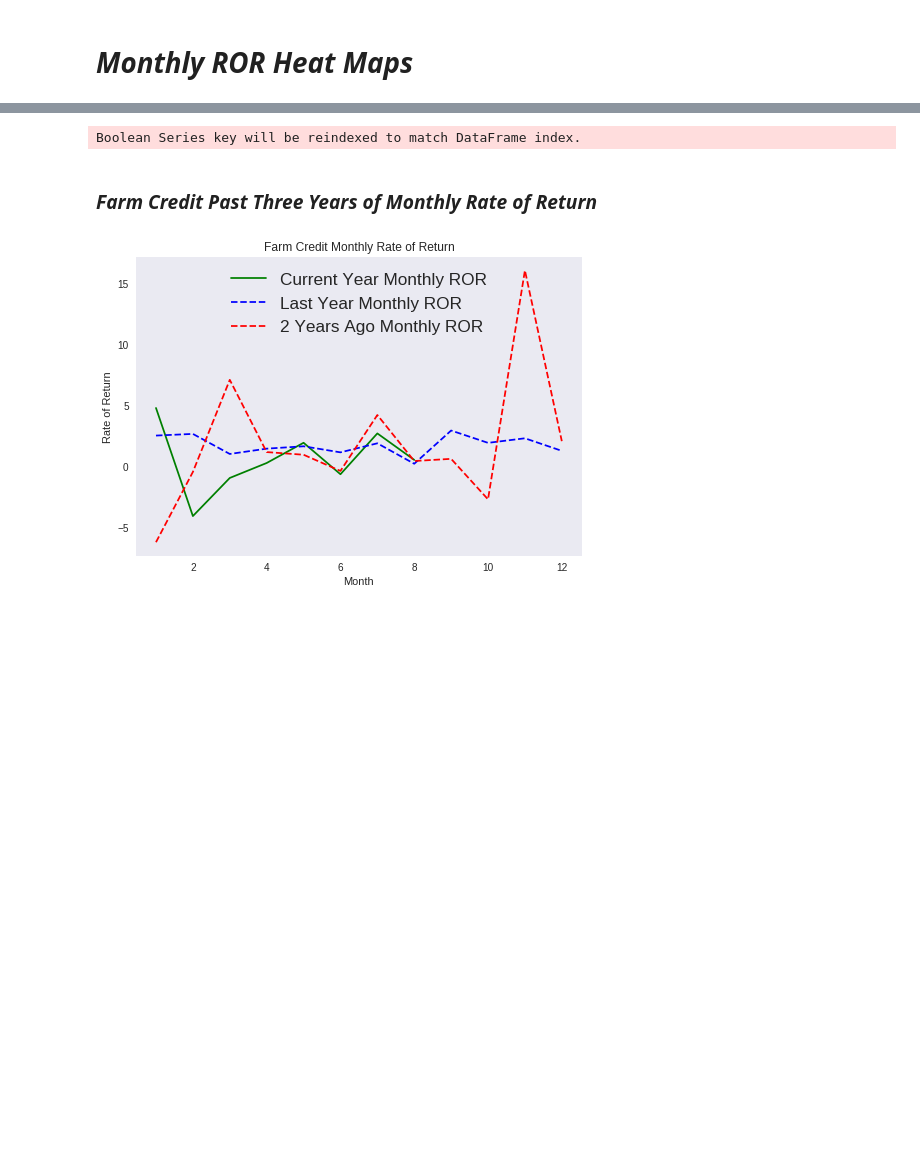
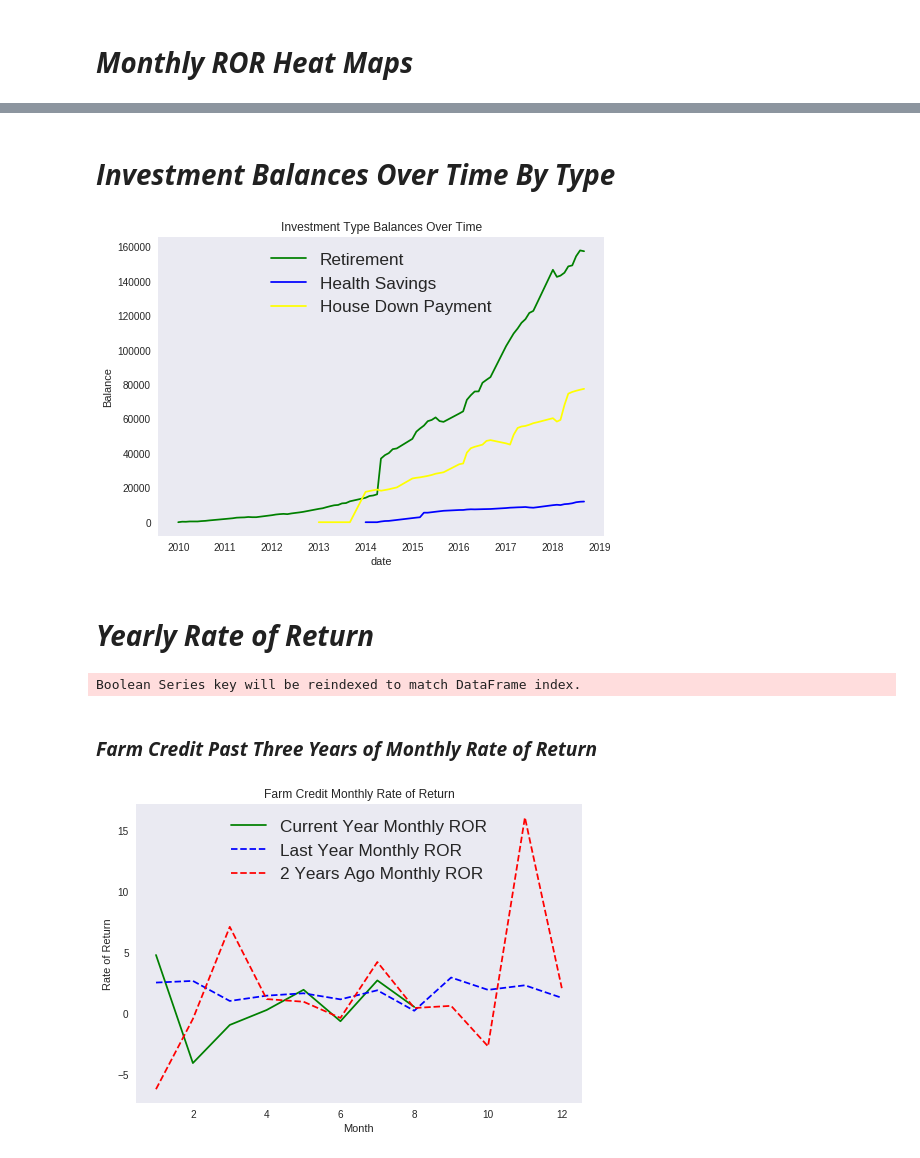
Before and after one commit to rkrall85/learning-through-bits, a Jupyter notebook: FIRE/Fire.ipynb, the cells around one changed output, grey strips where cells are left out. Saved outputs shown, nothing was run; the diff lists cells and outputs as text; code cells hidden in the pictures; blank space fills up the shorter version.

```diff
--- a/FIRE/Fire.ipynb
+++ b/FIRE/Fire.ipynb
@@ -333,3 +313,48 @@ plt.show()
+# %% [markdown]
+# ***Investment Balances Over Time By Type***
+# %%
+#######################Groupings################################################
+#balances_df.loc[ balances_df.type == 'HCSP', 'groupings' ] = 'Health Savings'
+balances_df.loc[ balances_df.type.isin(['401k', 'Roth 401k','Deferred Comp Plan']),'groupings'] = 'Retirement'
+balances_df.loc[ balances_df.type.isin(['HCSP', 'HSA']),'groupings'] = 'Health Savings'
+balances_df.loc[ balances_df.type.isin(['House Fund' ]),'groupings'] = 'House Down Payment'
+################################################################################
+
+#######################Summing Groupings########################################
+balances_summed_df = balances_df.groupby(['groupings', 'first_of_month'], as_index=False).sum()
+################################################################################
+
+
+###################Grabbing data points for lines###############################
+retirement_df = balances_summed_df[(balances_summed_df.groupings == 'Retirement')][['first_of_month','end_balance']]
+x0 = retirement_df[['first_of_month']]
+y0 = retirement_df[['end_balance']]
+
+health_savings_df = balances_summed_df[(balances_summed_df.groupings == 'Health Savings')][['first_of_month','end_balance']]
+x1 = health_savings_df[['first_of_month']]
+y1 = health_savings_df[['end_balance']]
+
+house_downpayment_df = balances_summed_df[(balances_summed_df.groupings == 'House Down Payment')][['first_of_month','end_balance']]
+x2 = house_downpayment_df[['first_of_month']]
+y2 = house_downpayment_df[['end_balance']]
+
+##################Graphing out lines############################################
+fig, ax = plt.subplots()
+ax.plot(x0,y0, 'k', color = 'Green',label = 'Retirement')
+ax.plot(x1,y1, 'k', color = 'Blue', label = 'Health Savings')
+ax.plot(x2,y2, 'k', color = 'Yellow', label = 'House Down Payment')
+
+ax.set(xlabel='date', ylabel='Balance',title='Investment Type Balances Over Time')
+legend = ax.legend(loc='upper center', shadow=True, fontsize='x-large')
+ax.grid()
+
+plt.show()
+
+################################################################################
+# %% [output]
+[figure, added]
+# %% [markdown]
+# ***Yearly Rate of Return***
 # %%
 #Getting past three years of data for all investments
 past_investment_df = investment_df[(investment_df.tran_year.isin([year0, year1, year2]))]
```
Also changed, not shown: parts of 18 cells of this notebook.
